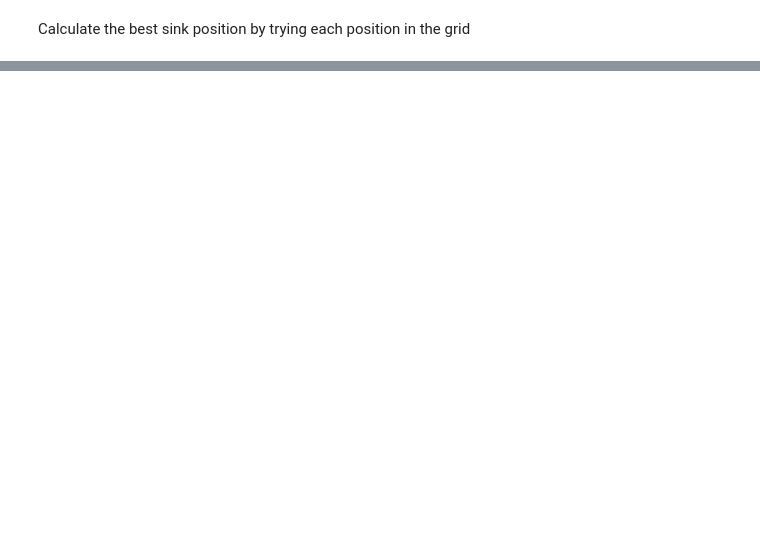
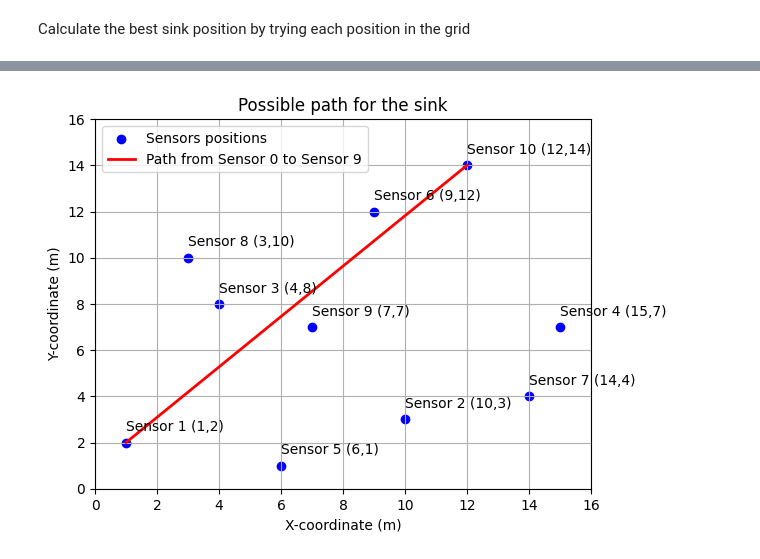
Before and after one commit to GiulianoCrescimbeni/polimi-iot, a Jupyter notebook: Challenge[#1]/Sink Optimization/SinkPositionOptimization.ipynb, the cells around one changed output, grey strips where cells are left out. Drawn from its saved outputs; the diff is of its cells as text; code cells hidden in the pictures; blank space fills up the shorter version.

```diff
--- a/Challenge[#1]/Sink Optimization/SinkPositionOptimization.ipynb
+++ b/Challenge[#1]/Sink Optimization/SinkPositionOptimization.ipynb
@@ -85,0 +145,22 @@ The maximum minimum lifetime at this position is: 1229.5081967213118 s
+# %%
+import matplotlib.pyplot as plt
+
+plt.figure()
+plt.scatter(x_coords, y_coords, marker='o', color='blue', label='Sensors positions')
+
+for i in range(len(sensors)):
+    plt.text(x_coords[i], y_coords[i] + 0.5, f'Sensor {i+1} ({x_coords[i]},{y_coords[i]})', color='black')
+
+plt.plot([x_coords[0], x_coords[9]], [y_coords[0], y_coords[9]], 'r-', linewidth=2, label='Path from Sensor 0 to Sensor 9')
+
+plt.xlim(0, 16)
+plt.ylim(0, 16)
+plt.xlabel('X-coordinate (m)')
+plt.ylabel('Y-coordinate (m)')
+plt.title('Possible path for the sink')
+plt.legend()
+plt.grid(True)
+
+plt.show()
+# %% [output]
+[figure, added]
```
Also changed, not shown: parts of 7 cells of this notebook.
